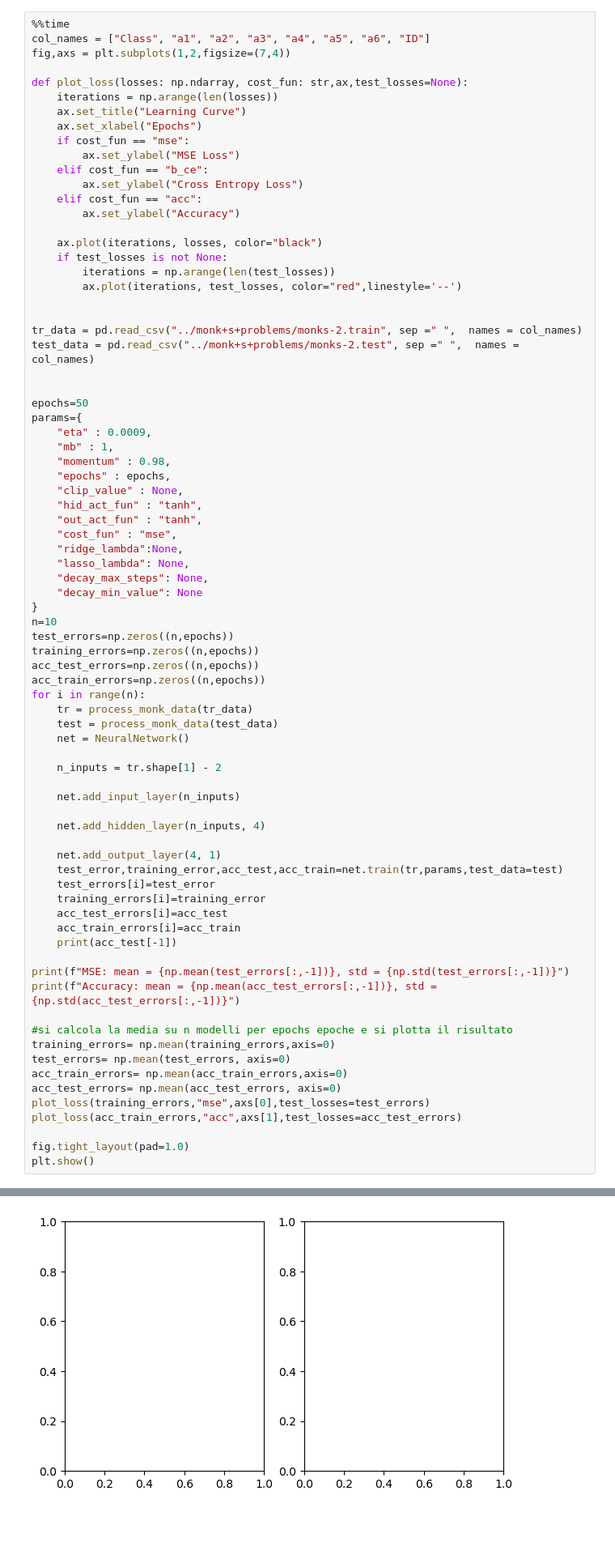
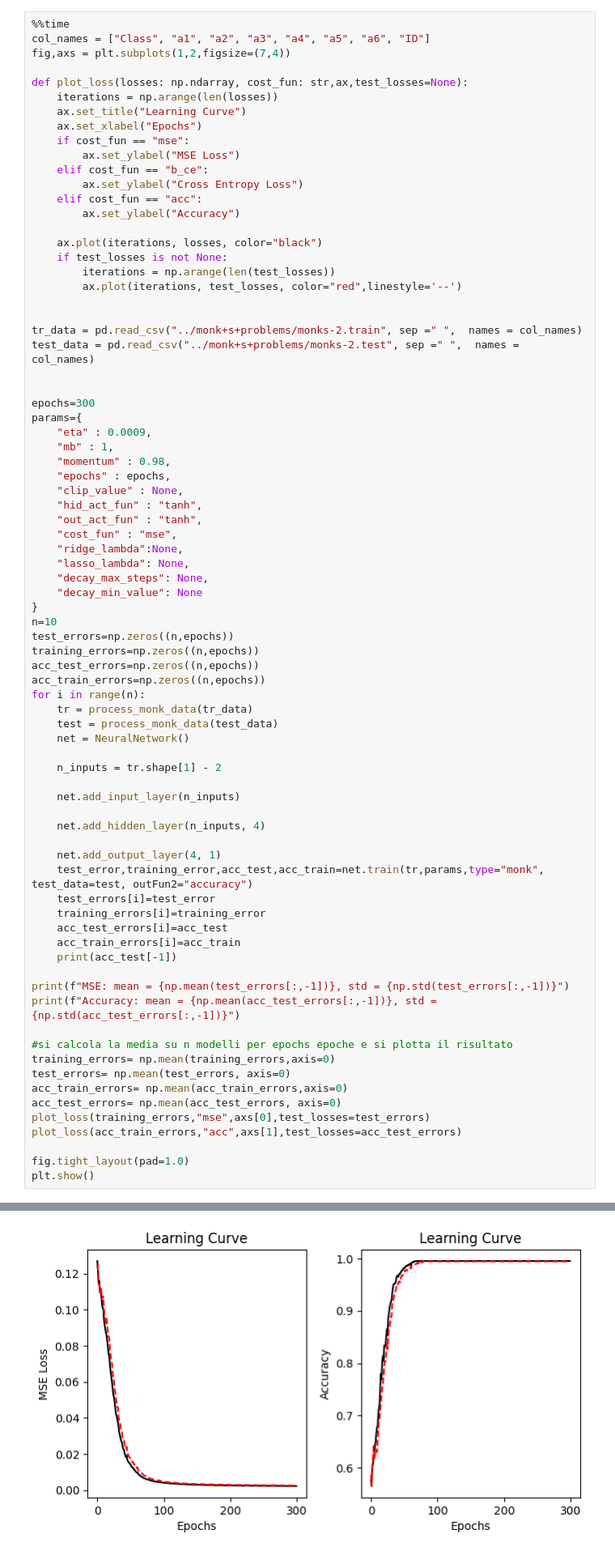
Before and after one commit to Nsivaa/ML, a Jupyter notebook: project/MONK_notebook.ipynb, the cells around one changed output, grey strips where cells are left out. Shown at 81% size. Drawn from its saved outputs; the diff is of its cells as text; blank space fills up the shorter version.

```diff
--- a/project/MONK_notebook.ipynb
+++ b/project/MONK_notebook.ipynb
@@ -193,7 +193,7 @@ tr_data = pd.read_csv("../monk+s+problems/monks-2.train", sep =" ",  names = col
 test_data = pd.read_csv("../monk+s+problems/monks-2.test", sep =" ",  names = col_names)
 
 
-epochs=50
+epochs=300
 params={
     "eta" : 0.0009,
     "mb" : 1,
@@ -225,7 +225,7 @@ for i in range(n):
     net.add_hidden_layer(n_inputs, 4)
 
     net.add_output_layer(4, 1)
-    test_error,training_error,acc_test,acc_train=net.train(tr,params,test_data=test)
+    test_error,training_error,acc_test,acc_train=net.train(tr,params,type="monk", test_data=test, outFun2="accuracy")
     test_errors[i]=test_error
     training_errors[i]=training_error
     acc_test_errors[i]=acc_test
@@ -250 +266 @@ KeyboardInterrupt
-[figure, old version]
+[figure, new version]
```
Also changed, not shown: parts of 9 cells of this notebook.
